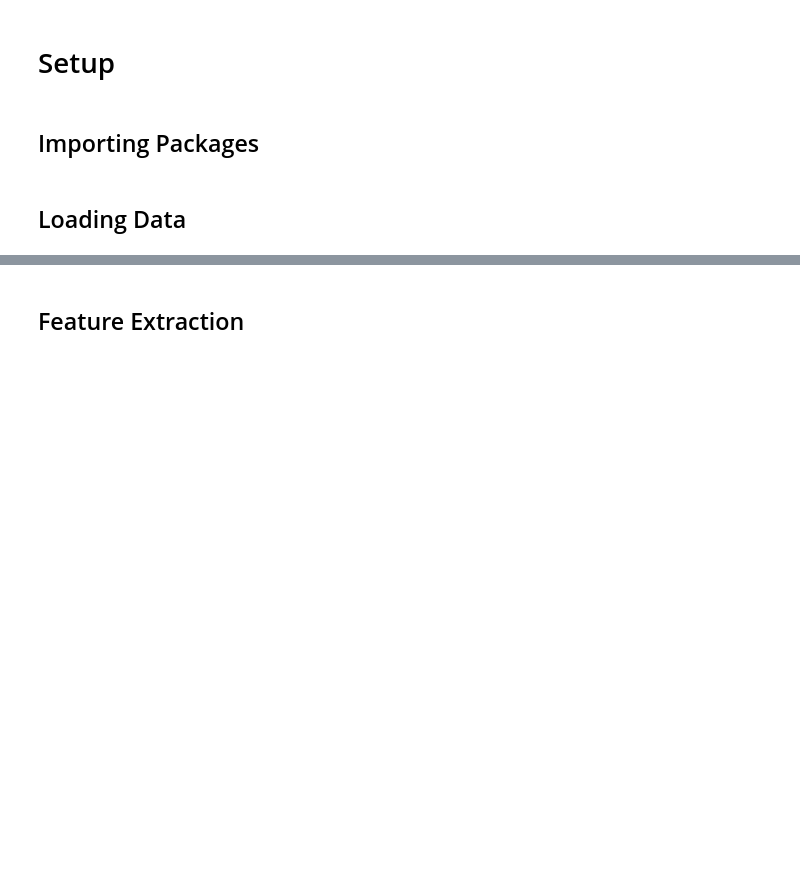
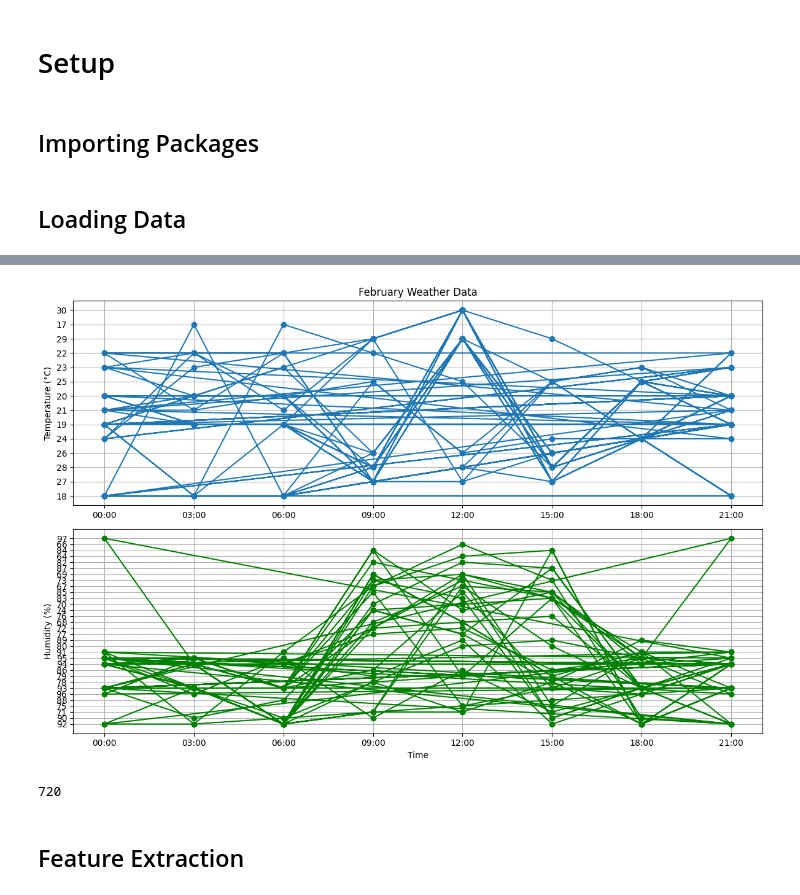
Before and after one commit to ramdhanhdy/bus-schedule-app, a Jupyter notebook: notebooks/02_feature_engineering.ipynb, the cells around one changed output, grey strips where cells are left out. Saved outputs shown, nothing was run; the diff lists cells and outputs as text; code cells hidden in the pictures; blank space fills up the shorter version.

Commit message:
update feature engineering, adding additional features to weather data

```diff
--- a/notebooks/02_feature_engineering.ipynb
+++ b/notebooks/02_feature_engineering.ipynb
@@ -37,0 +54,14 @@ memory usage: 64.8+ KB
+# %%
+# Create list of months
+months = ['february', 'march', 'april', 'may', 'june', 'july', 'august', 'september']
+
+# Get weather data for each month and add month column efficiently
+weather_months = []
+for month in months:
+    month_df = weather_df.get(month)
+    month_df['month'] = month
+    weather_months.append(month_df)
+
+weather_df = pd.concat(weather_months, ignore_index=True)
+
+weather_df
@@ -38,3 +82,32 @@ memory usage: 64.8+ KB
+# %%
+# Create a figure with subplots
+plt.figure(figsize=(12,8))
+
+# Filter February data
+feb_data = weather_df[weather_df['month']=='february']
+
+# Plot temperature over time
+plt.subplot(2,1,1)
+plt.plot(feb_data['time'], feb_data['temperature'], marker='o')
+plt.title('February Weather Data')
+plt.ylabel('Temperature (°C)')
+plt.grid(True)
+
+# Plot humidity over time
+plt.subplot(2,1,2)
+plt.plot(feb_data['time'], feb_data['humidity'], marker='o', color='green')
+plt.xlabel('Time')
+plt.ylabel('Humidity (%)')
+plt.grid(True)
+
+plt.tight_layout()
+plt.show()
+# %% [output]
+[figure, added]
+# %%
+24*30
+# %% [output]
+720
 # %% [markdown]
 ## Feature Extraction
 # %%
```
Also changed, not shown: parts of 6 cells of this notebook, 7 other files.
